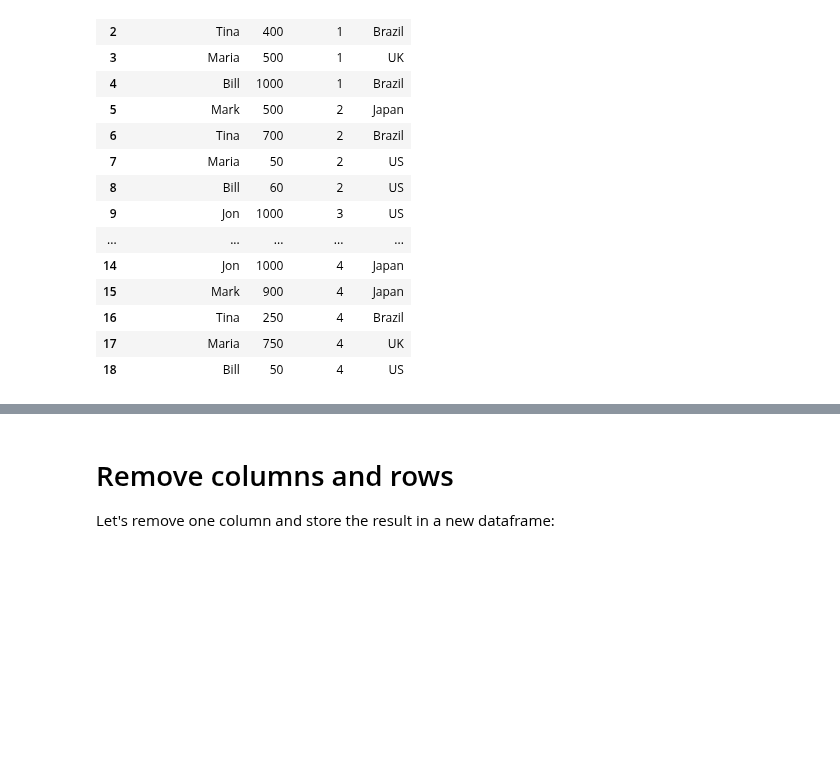
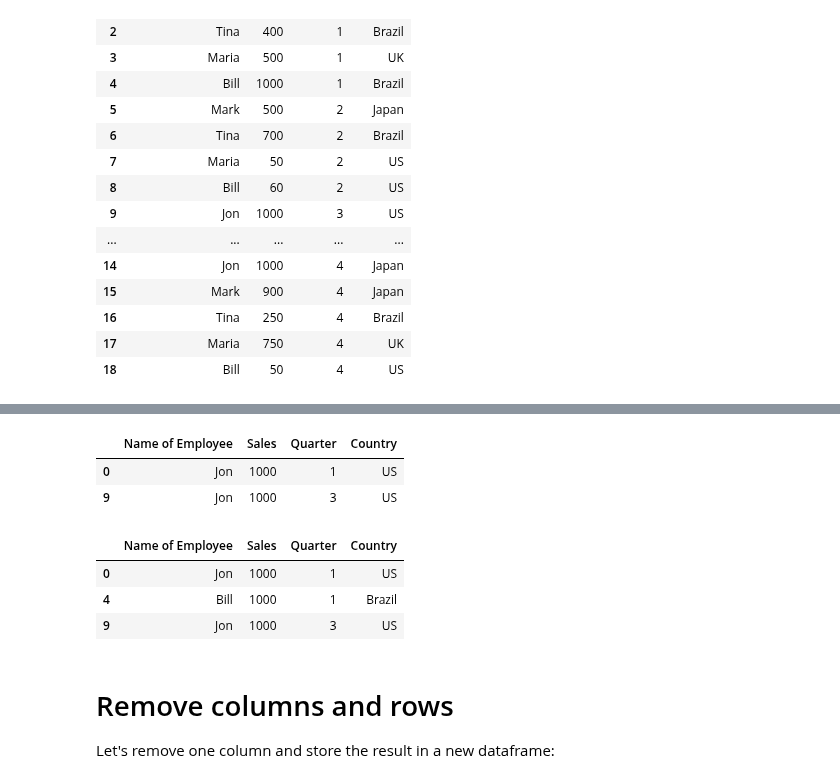
Before and after one commit to ashkan-abbasi66/python-comments, a Jupyter notebook: ml/pandas_simple_examples/pandas_1.ipynb, the cells around one changed output, grey strips where cells are left out. Cells and saved outputs as stored; diff of their text form; code cells hidden in the pictures; blank space fills up the shorter version.

```diff
--- a/ml/pandas_simple_examples/pandas_1.ipynb
+++ b/ml/pandas_simple_examples/pandas_1.ipynb
@@ -45,3 +55,16 @@ df # w/o print(.) function
+# %%
+df[(df.Sales > 900) & (df.Country == 'US')]
+# %% [output]
+|  | Name of Employee | Sales | Quarter | Country |
+| 0 | Jon | 1000 | 1 | US |
+| 9 | Jon | 1000 | 3 | US |
+# %%
+df[(df.Sales > 900) & ((df.Country == 'US') | (df.Country=='Brazil'))]
+# %% [output]
+|  | Name of Employee | Sales | Quarter | Country |
+| 0 | Jon | 1000 | 1 | US |
+| 4 | Bill | 1000 | 1 | Brazil |
+| 9 | Jon | 1000 | 3 | US |
 # %% [markdown]
 # Remove columns and rows
 
```
Also changed, not shown: parts of 20 cells of this notebook.
